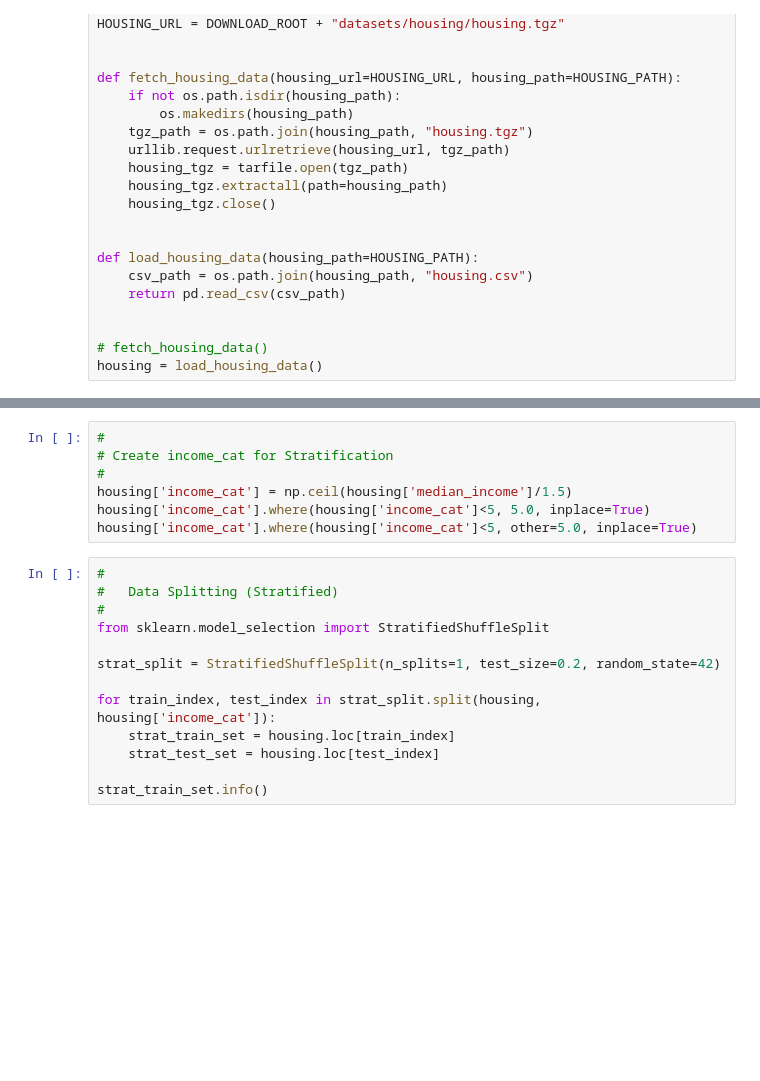
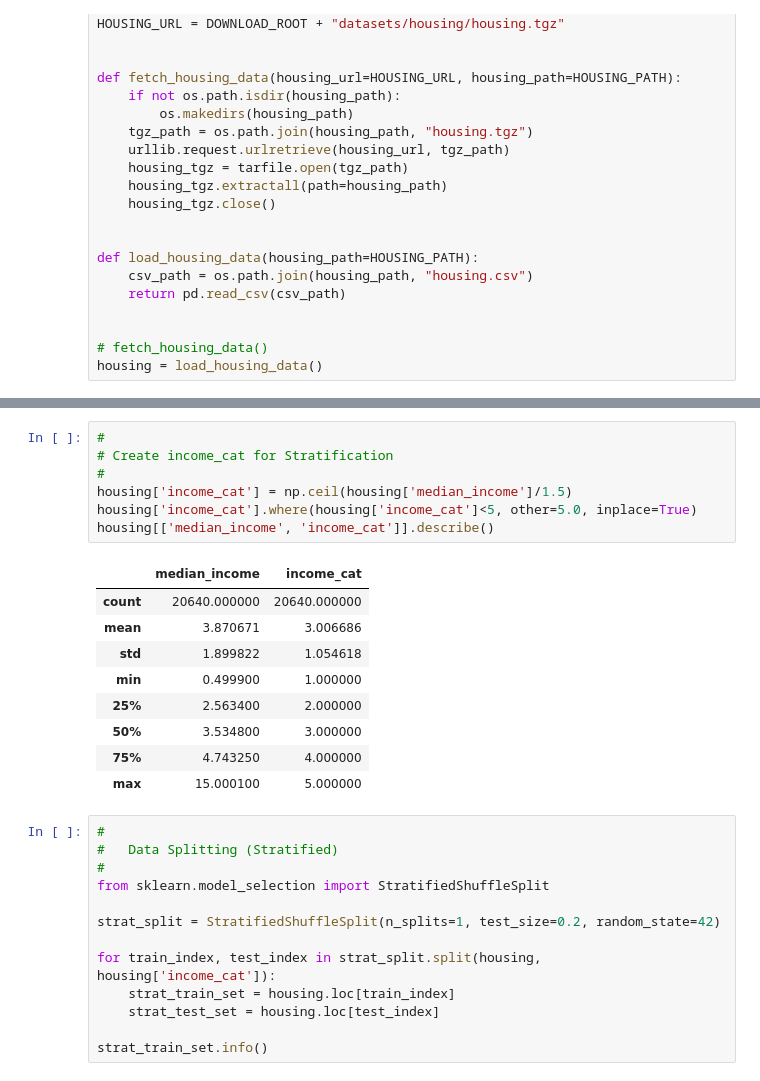
Before and after one commit to kyng-codeops/ML_2019_HousingPrices, a Jupyter notebook: housing-ML_model_search_prototyping.ipynb, the cells around one changed output, grey strips where cells are left out. Drawn from its saved outputs; the diff is of its cells as text; blank space fills up the shorter version.

```diff
--- a/housing-ML_model_search_prototyping.ipynb
+++ b/housing-ML_model_search_prototyping.ipynb
@@ -34,10 +50,20 @@ housing = load_housing_data()
 # %%
 #
 # Create income_cat for Stratification
 #
 housing['income_cat'] = np.ceil(housing['median_income']/1.5)
-housing['income_cat'].where(housing['income_cat']<5, 5.0, inplace=True)
 housing['income_cat'].where(housing['income_cat']<5, other=5.0, inplace=True)
+housing[['median_income', 'income_cat']].describe()
+# %% [output]
+|  | median_income | income_cat |
+| count | 20640.000000 | 20640.000000 |
+| mean | 3.870671 | 3.006686 |
+| std | 1.899822 | 1.054618 |
+| min | 0.499900 | 1.000000 |
+| 25% | 2.563400 | 2.000000 |
+| 50% | 3.534800 | 3.000000 |
+| 75% | 4.743250 | 4.000000 |
+| max | 15.000100 | 5.000000 |
 # %%
 #
 #   Data Splitting (Stratified)
```
Also changed, not shown: parts of 8 cells of this notebook, 2 other files.
